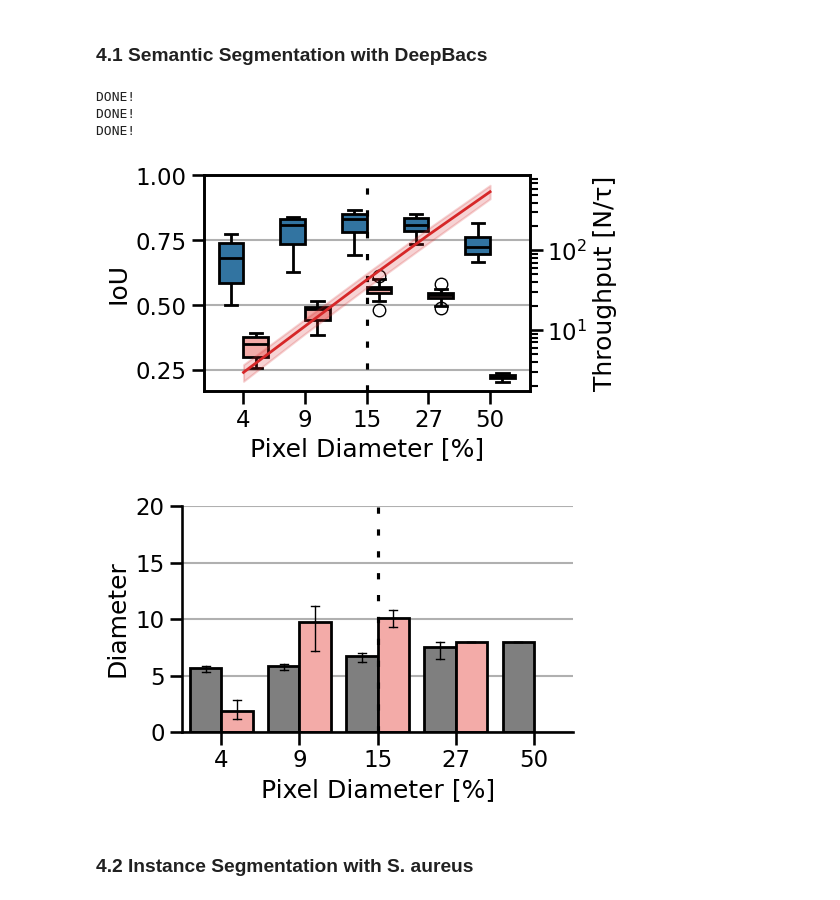
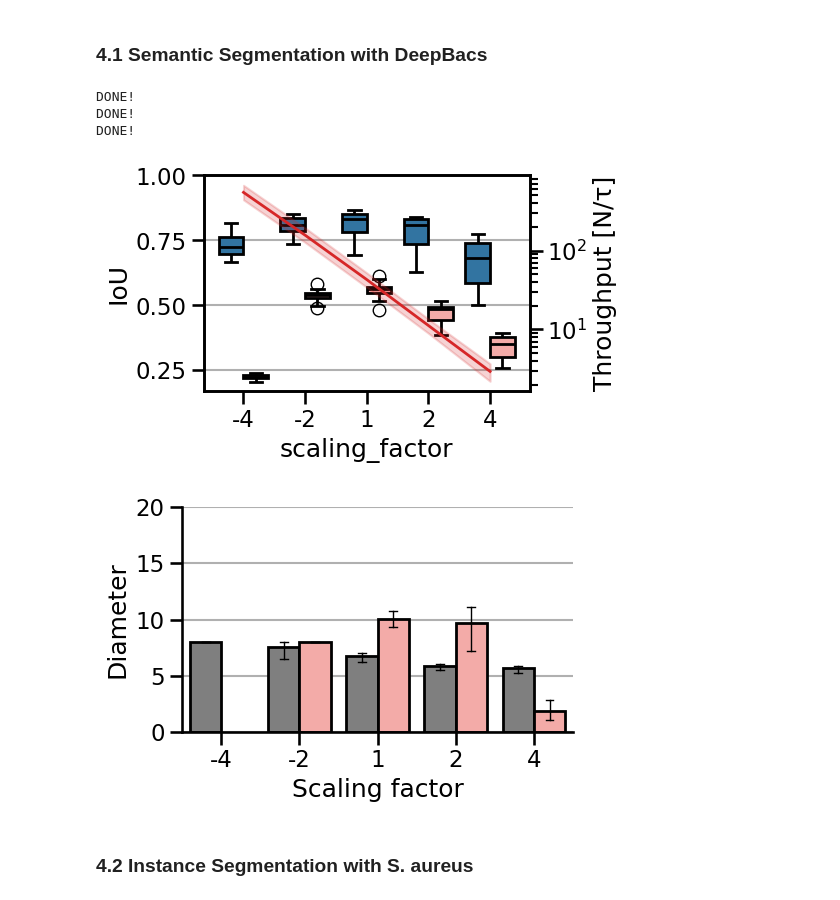
Before and after one commit to HenriquesLab/ReScale4DL, a Jupyter notebook: Notebooks/Evaluate_Segmentation_2D.ipynb, the cells around one changed output. Drawn from its saved outputs; the diff is of its cells as text; code cells hidden in the pictures.

Commit message:
x label scaling factor

```diff
--- a/Notebooks/Evaluate_Segmentation_2D.ipynb
+++ b/Notebooks/Evaluate_Segmentation_2D.ipynb
@@ -210,37 +217,38 @@ filename = os.path.join(ANALYSIS_DIR, f"{DATASET}.zip")
 extract_dir = os.path.join(ANALYSIS_DIR)
 shutil.unpack_archive(filename, extract_dir)
 
 ## Plotting default params
-ORIGINAL_DATASET_FOLDERNAME = "og"
+ORIGINAL_DATASET_FOLDERNAME = "OG"
 OUTPUT_DIR = os.path.join(ANALYSIS_DIR, DATASET,"plots")
 dataset_name_match_dict = {DATASET: DATASET}
 os.makedirs(OUTPUT_DIR, exist_ok=True)
 
 fig_name = f"IoU for {DATASET}"
 y_axis = "IoU"
 
 ## Boxplot of accuracy metrics
 generate_binary_semantic_box_plot(ANALYSIS_DIR,
                                   DATASET,
                                 DATASET,
                                 fig_name,
                                 y_axis,
                                 thoughput_plot=True,
                                 y_axis_2 = "Obj_per_FOV_mean",
                                 original_folder_name = ORIGINAL_DATASET_FOLDERNAME,
-                                output_path=OUTPUT_DIR)
+                                output_path=OUTPUT_DIR, x_axis="scaling_factor", plot_type="boxplot")
 ## Barplot of the diameter
 fig_name = f"Diameter barplot for {DATASET}"
 generate_semantic_gt_pred_bar_plot(ANALYSIS_DIR,
                            DATASET,
                            fig_name,
+                           x_axis="scaling_factor",
                            output_path=OUTPUT_DIR)
 # %% [output]
 DONE!
 DONE!
 DONE!
-[figure, old version]
+[figure, new version]
-[figure, old version]
+[figure, new version]
 # %% [markdown]
 ### 4.2 Instance Segmentation with S. aureus
 # %%
```
Also changed, not shown: parts of 4 cells of this notebook, 3 other files.
